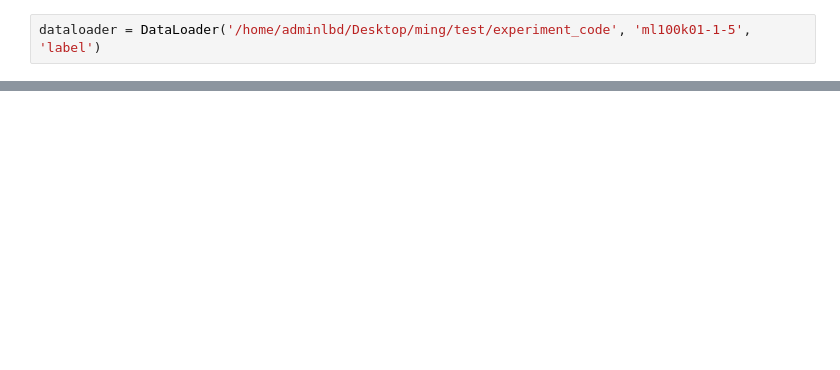
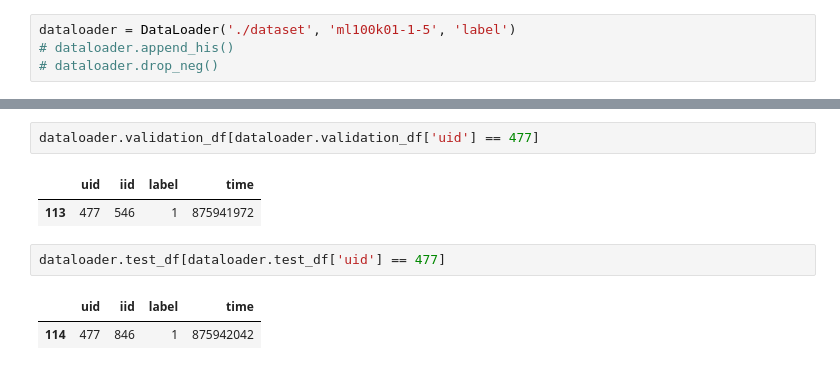
Before and after one commit to Liming0987/experiment_code, a Jupyter notebook: DataLoader.ipynb, the cells around one changed output, grey strips where cells are left out. Drawn from its saved outputs; the diff is of its cells as text; blank space fills up the shorter version.

```diff
--- a/DataLoader.ipynb
+++ b/DataLoader.ipynb
@@ -65,2 +147,4 @@ class DataLoader(object):
 # %%
-dataloader = DataLoader('/home/adminlbd/Desktop/ming/test/experiment_code', 'ml100k01-1-5', 'label')
+dataloader = DataLoader('./dataset', 'ml100k01-1-5', 'label')
+# dataloader.append_his()
+# dataloader.drop_neg()
@@ -68,0 +608,10 @@ FileNotFoundError: [Errno 2] No such file or directory: '/home/adminlbd/Desktop/
+# %%
+dataloader.validation_df[dataloader.validation_df['uid'] == 477]
+# %% [output]
+|  | uid | iid | label | time |
+| 113 | 477 | 546 | 1 | 875941972 |
+# %%
+dataloader.test_df[dataloader.test_df['uid'] == 477]
+# %% [output]
+|  | uid | iid | label | time |
+| 114 | 477 | 846 | 1 | 875942042 |
```
Also changed, not shown: parts of 99 cells of this notebook, 24 other files.
